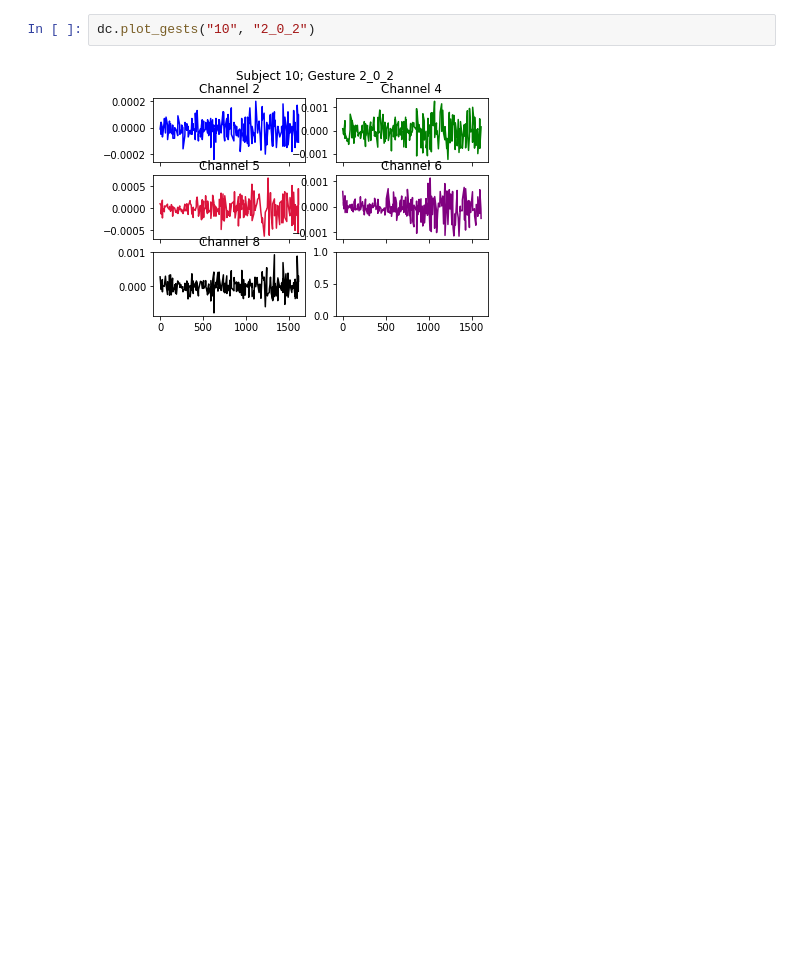
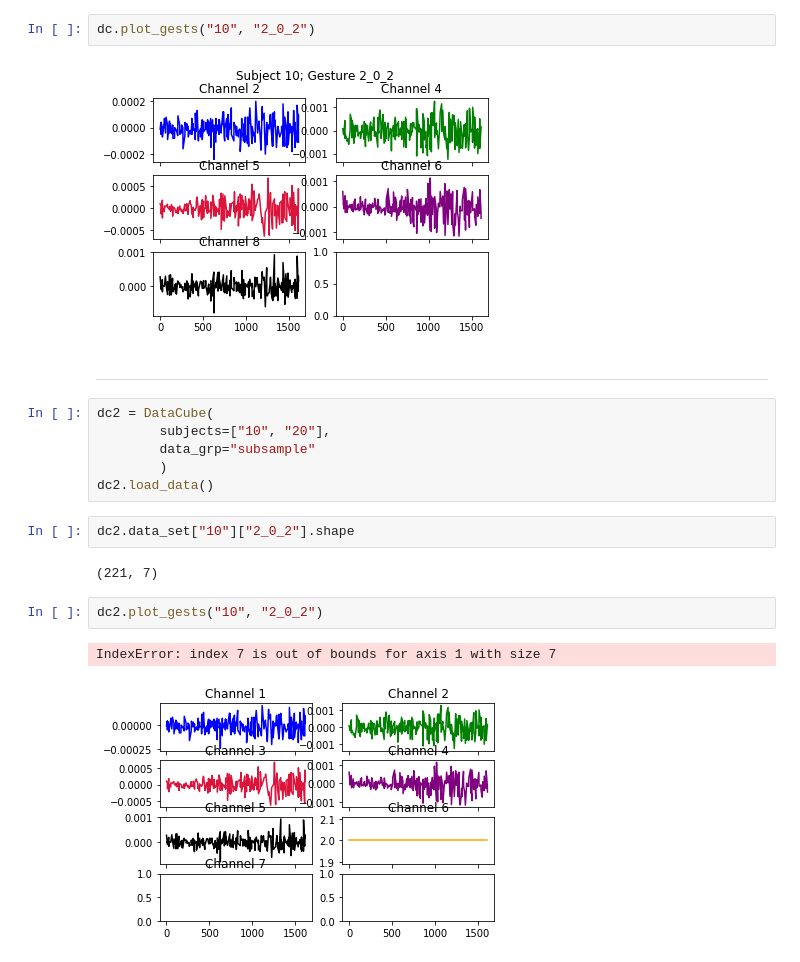
Before and after one commit to samvoisin/TDAforGesturePredictionsEMG, a Jupyter notebook: subsample_dev.ipynb, the cells around one changed output. Drawn from its saved outputs; the diff is of its cells as text; blank space fills up the shorter version.

Commit message:
subsample script is complete

```diff
--- a/subsample_dev.ipynb
+++ b/subsample_dev.ipynb
@@ -73,3 +69,20 @@ dc.data_set["10"]["2_0_2"] = sf
 dc.plot_gests("10", "2_0_2")
 # %% [output]
 [figure]
+# %% [markdown]
+---
+# %%
+dc2 = DataCube(
+        subjects=["10", "20"],
+        data_grp="subsample"
+        )
+dc2.load_data()
+# %%
+dc2.data_set["10"]["2_0_2"].shape
+# %% [output]
+(221, 7)
+# %%
+dc2.plot_gests("10", "2_0_2")
+# %% [output]
+IndexError: index 7 is out of bounds for axis 1 with size 7
+[figure, added]
```
Also changed, not shown: parts of 1 cell of this notebook, 2 other files.
